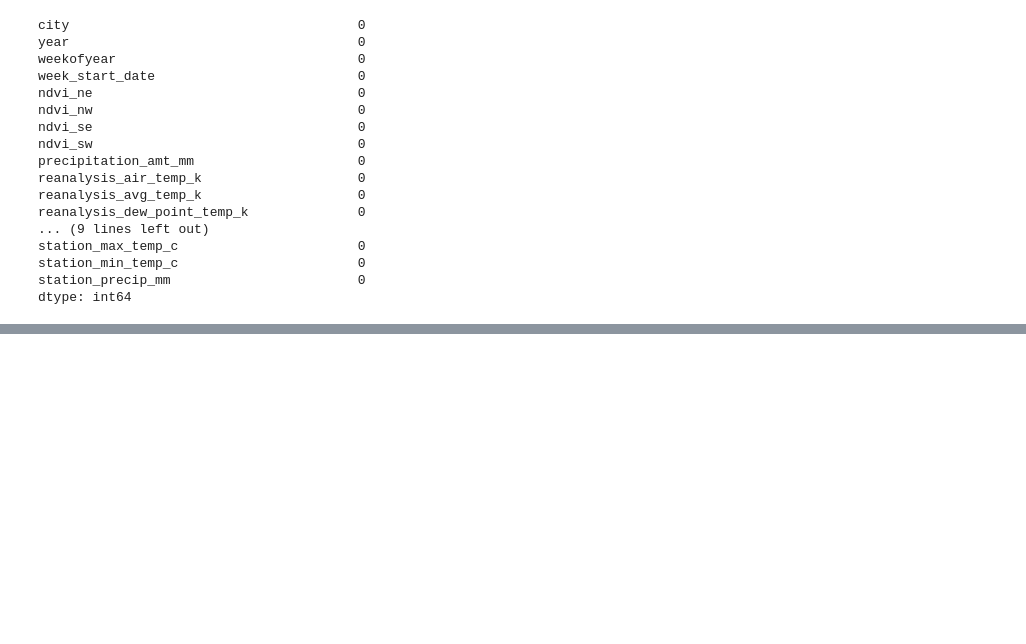
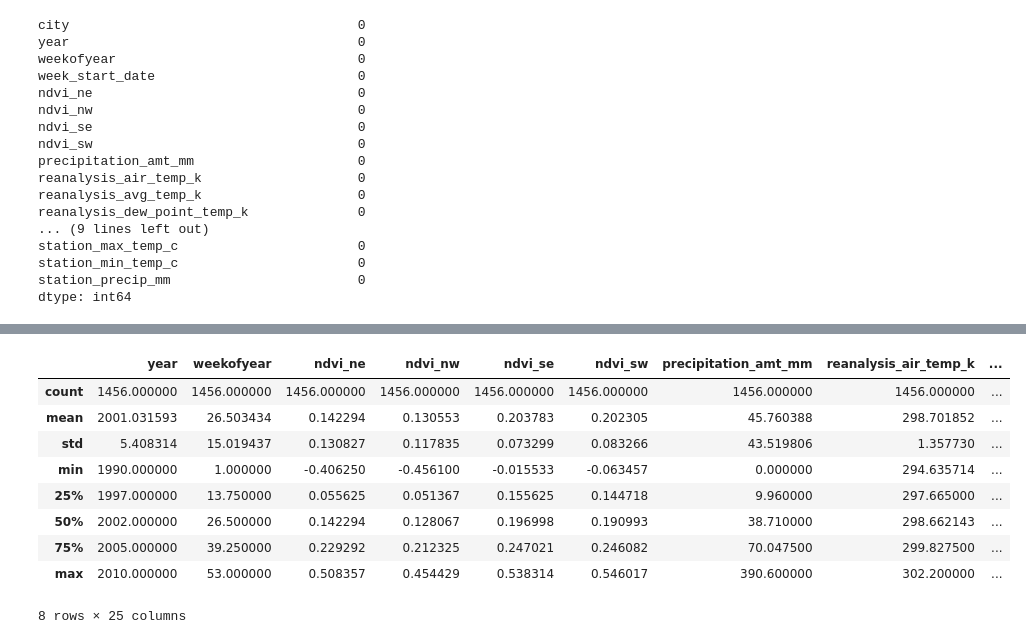
Before and after one commit to pedrohbp00/DengAI, a Jupyter notebook: dengAI.ipynb, the cells around one changed output, grey strips where cells are left out. Saved outputs shown, nothing was run; the diff lists cells and outputs as text; code cells hidden in the pictures; blank space fills up the shorter version.

```diff
--- a/dengAI.ipynb
+++ b/dengAI.ipynb
@@ -151,0 +154,2 @@ dtype: int64
+# %%
+df_features_train['total_cases'] = df_labels_train['total_cases']
@@ -151,0 +158,4 @@ dtype: int64
+# %%
+## reanalysis_min_air_temp_k e reanalysis_min_air_temp_k = media_reanalysis_air_temp_k
+df_features_train['media_reanalysis_air_temp_k'] = (df_features_train['reanalysis_max_air_temp_k'] + df_features_train['reanalysis_min_air_temp_k']) / 2
+df_features_train.head()
@@ -151,0 +170,13 @@ dtype: int64
+# %%
+## station_min_temp_k e station_max_temp_k = media_station_temp_k
+## Primeiro precisamos CONVERTER as temperaturas para KELVIN (k)
+temp_celsius = [i for i in df_features_train.columns if i.find('_temp_c') > -1]
+
+for i in temp_celsius:
+  df_features_train[i] = df_features_train[i] + 273.15
+
+df_features_train.columns = [i.replace('_temp_c', '_temp_k') for i in df_features_train.columns if i.find('_temp_c')]
+
+## Combinando as features com a média
+df_features_train['media_station_temp_k'] = (df_features_train['station_max_temp_k'] + df_features_train['station_min_temp_k']) / 2
+df_features_train.head()
@@ -151,0 +191,13 @@ dtype: int64
+# %%
+df_features_train.describe()
+# %% [output]
+|  | year | weekofyear | ndvi_ne | ndvi_nw | ndvi_se | ndvi_sw | precipitation_amt_mm | reanalysis_air_temp_k | ... |
+| count | 1456.000000 | 1456.000000 | 1456.000000 | 1456.000000 | 1456.000000 | 1456.000000 | 1456.000000 | 1456.000000 | ... |
+| mean | 2001.031593 | 26.503434 | 0.142294 | 0.130553 | 0.203783 | 0.202305 | 45.760388 | 298.701852 | ... |
+| std | 5.408314 | 15.019437 | 0.130827 | 0.117835 | 0.073299 | 0.083266 | 43.519806 | 1.357730 | ... |
+| min | 1990.000000 | 1.000000 | -0.406250 | -0.456100 | -0.015533 | -0.063457 | 0.000000 | 294.635714 | ... |
+| 25% | 1997.000000 | 13.750000 | 0.055625 | 0.051367 | 0.155625 | 0.144718 | 9.960000 | 297.665000 | ... |
+| 50% | 2002.000000 | 26.500000 | 0.142294 | 0.128067 | 0.196998 | 0.190993 | 38.710000 | 298.662143 | ... |
+| 75% | 2005.000000 | 39.250000 | 0.229292 | 0.212325 | 0.247021 | 0.246082 | 70.047500 | 299.827500 | ... |
+| max | 2010.000000 | 53.000000 | 0.508357 | 0.454429 | 0.538314 | 0.546017 | 390.600000 | 302.200000 | ... |
+8 rows × 25 columns
```
Also changed, not shown: parts of 8 cells of this notebook.
